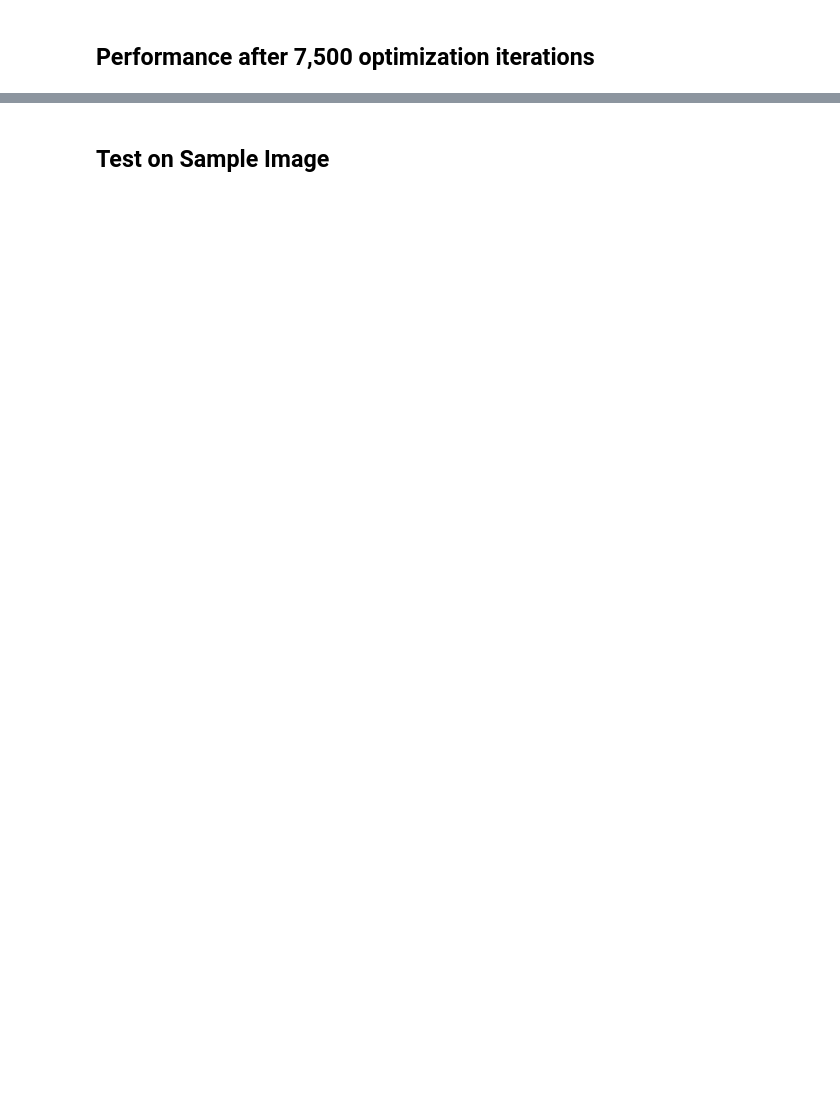
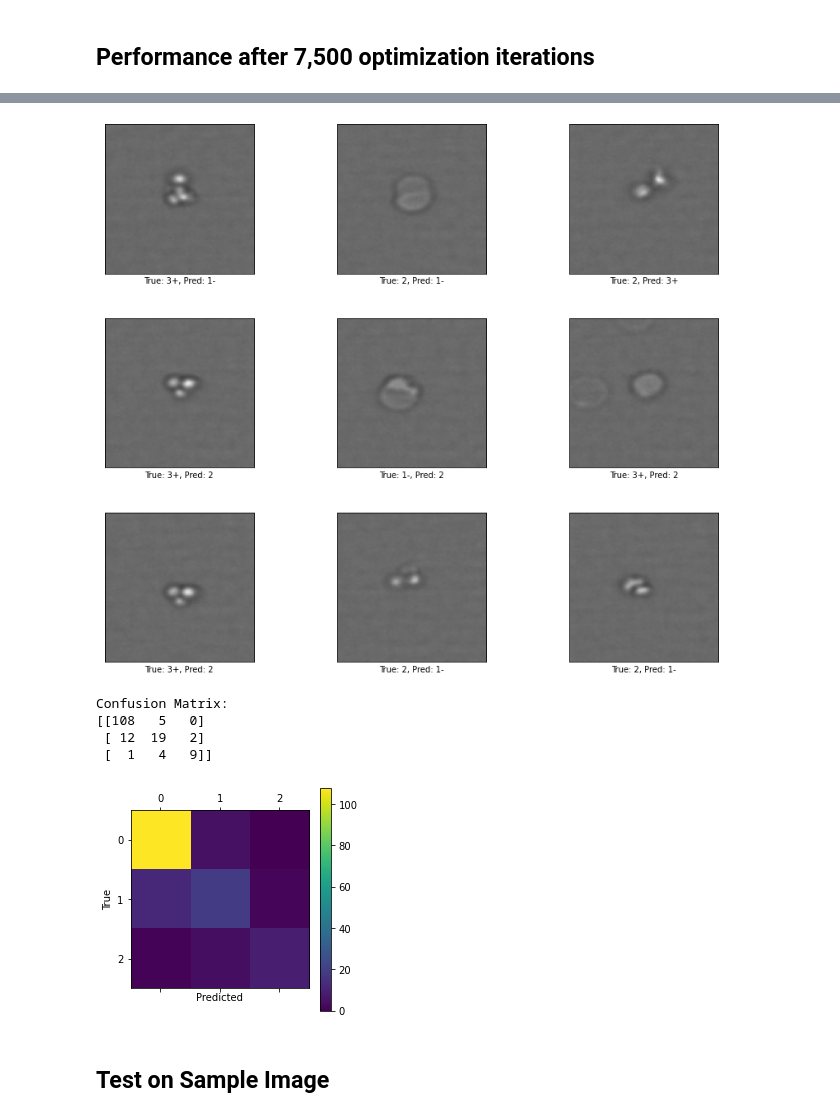
Before and after one commit to majunting/jupyter_notebook, a Jupyter notebook: reference/tensorflow-image-classification-master/tf2_cnn.ipynb, the cells around one changed output, grey strips where cells are left out. Cells and saved outputs as stored; diff of their text form; code cells hidden in the pictures; blank space fills up the shorter version.

```diff
--- a/reference/tensorflow-image-classification-master/tf2_cnn.ipynb
+++ b/reference/tensorflow-image-classification-master/tf2_cnn.ipynb
@@ -497,0 +579,4 @@ print_validation_accuracy(show_example_errors=True, show_confusion_matrix=True)
+# %%
+train(num_iterations=10000)
+print_validation_accuracy(show_example_errors=True, show_confusion_matrix=True)
+# %% [output]
@@ -498,3 +600,9 @@ print_validation_accuracy(show_example_errors=True, show_confusion_matrix=True)
+[figure, added]
+Confusion Matrix:
+[[108   5   0]
+ [ 12  19   2]
+ [  1   4   9]]
+[figure, added]
 # %% [markdown]
 ## Test on Sample Image
 # %%
```
Also changed, not shown: parts of 15 cells of this notebook.
